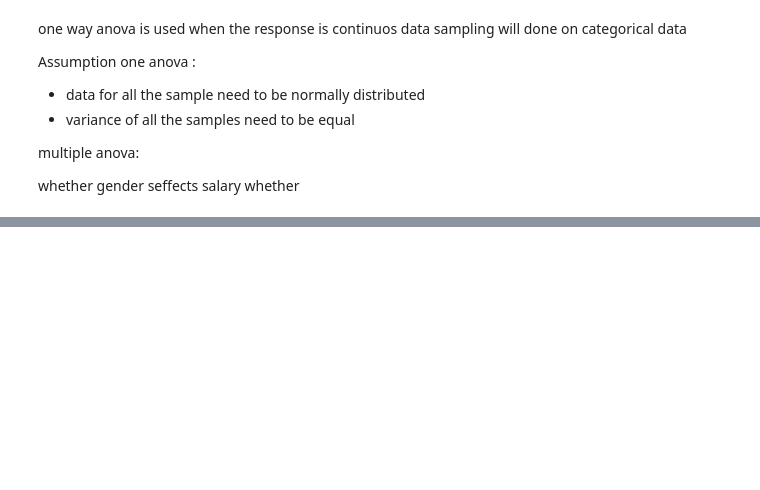
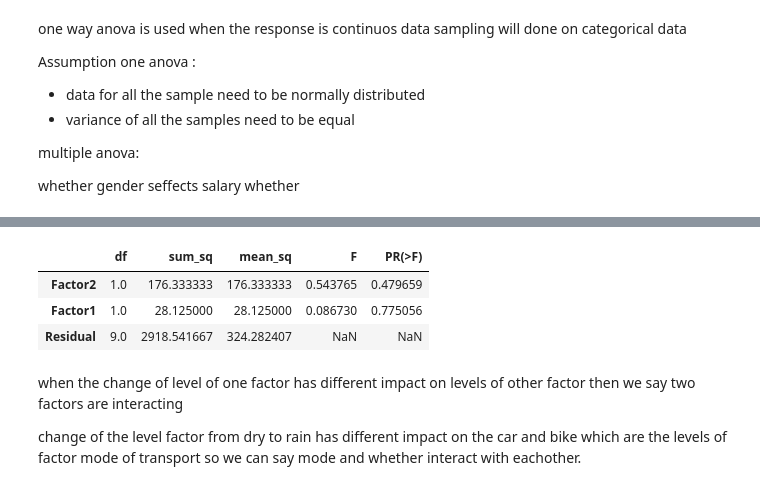
Before and after one commit to chaitanysaraswat/Advanced-Analytics-Using-Statistics, a Jupyter notebook: lecture10.ipynb, the cells around one changed output, grey strips where cells are left out. Saved outputs shown, nothing was run; the diff lists cells and outputs as text; code cells hidden in the pictures; blank space fills up the shorter version.

```diff
--- a/lecture10.ipynb
+++ b/lecture10.ipynb
@@ -255,0 +273,13 @@ df=pd.DataFrame({'Resp':zoo,"Factor1":supp,"Factor2":lake})
+# %%
+model=ols('Resp~Factor1+Factor2',df).fit()
+res=sm.stats.anova_lm(model)
+res
+# %% [output]
+|  | df | sum_sq | mean_sq | F | PR(>F) |
+| Factor2 | 1.0 | 176.333333 | 176.333333 | 0.543765 | 0.479659 |
+| Factor1 | 1.0 | 28.125000 | 28.125000 | 0.086730 | 0.775056 |
+| Residual | 9.0 | 2918.541667 | 324.282407 | NaN | NaN |
+# %% [markdown]
+when the change of level of one factor  has different impact on levels of other factor then we say two factors are interacting
+
+change of the level factor from dry to rain  has different impact on the car and bike which are the levels of factor mode of transport so we can say mode and whether interact with eachother.
```
Also changed, not shown: parts of 2 cells of this notebook.
